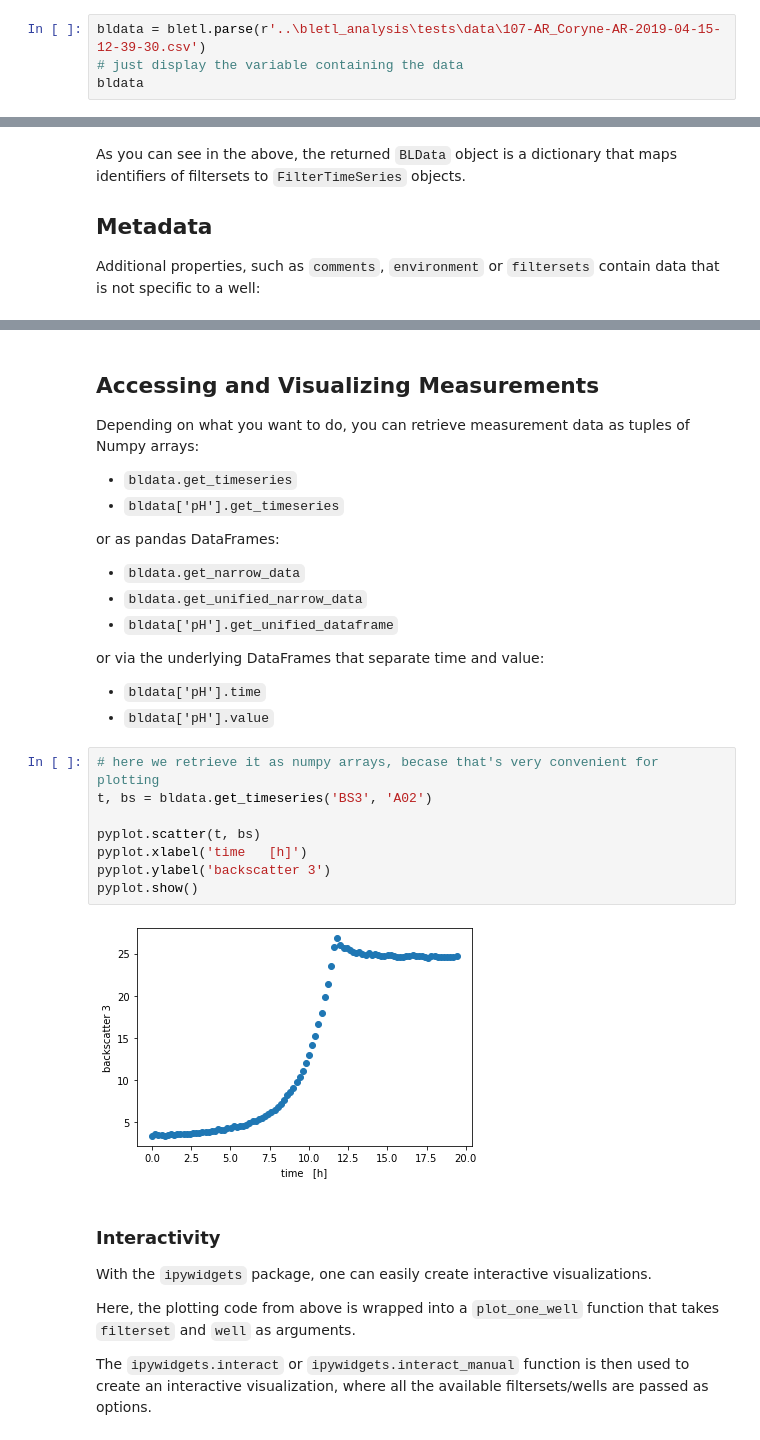
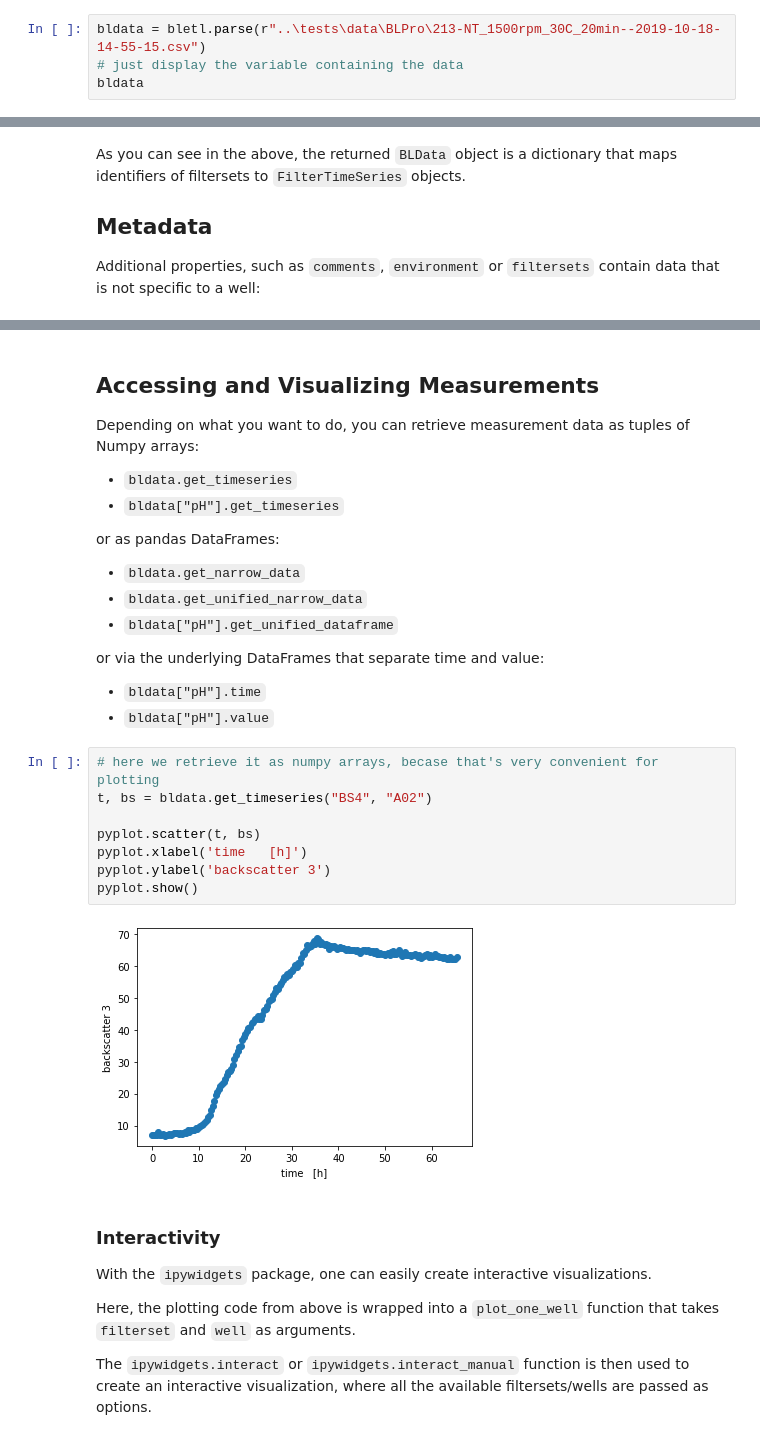
Before and after one commit to JuBiotech/bletl, a Jupyter notebook: notebooks/Quickstart_01_Parsing and Plotting.ipynb, the cells around one changed output, grey strips where cells are left out. Drawn from its saved outputs; the diff is of its cells as text.

Commit message:
Re-run notebooks and remove bletl_analysis references
For the Quickstart 04 about the µ(t) method, the calibration model from the calibr8 paper is downloaded.

```diff
--- a/notebooks/Quickstart_01_Parsing and Plotting.ipynb
+++ b/notebooks/Quickstart_01_Parsing and Plotting.ipynb
@@ -18,7 +17,7 @@ To learn all about the different options, run `help(bletl.parse)` or `bletl.pars
 ## Parsing
 In this quickstart, we load a raw data file from the test suite:
 # %%
-bldata = bletl.parse(r'..\bletl_analysis\tests\data\107-AR_Coryne-AR-2019-04-15-12-39-30.csv')
+bldata = bletl.parse(r"..\tests\data\BLPro\213-NT_1500rpm_30C_20min--2019-10-18-14-55-15.csv")
 # just display the variable containing the data
 bldata
 # %% [output]
@@ -53,26 +56,26 @@ bldata.environment.head()
 ## Accessing and Visualizing Measurements
 Depending on what you want to do, you can retrieve measurement data as tuples of Numpy arrays:
 + `bldata.get_timeseries`
-+ `bldata['pH'].get_timeseries`
++ `bldata["pH"].get_timeseries`
 
 or as pandas DataFrames:
 + `bldata.get_narrow_data`
 + `bldata.get_unified_narrow_data`
-+ `bldata['pH'].get_unified_dataframe`
++ `bldata["pH"].get_unified_dataframe`
 
 or via the underlying DataFrames that separate time and value:
-+ `bldata['pH'].time`
-+ `bldata['pH'].value`
++ `bldata["pH"].time`
++ `bldata["pH"].value`
 # %%
 # here we retrieve it as numpy arrays, becase that's very convenient for plotting
-t, bs = bldata.get_timeseries('BS3', 'A02')
+t, bs = bldata.get_timeseries("BS4", "A02")
 
 pyplot.scatter(t, bs)
 pyplot.xlabel('time   [h]')
 pyplot.ylabel('backscatter 3')
 pyplot.show()
 # %% [output]
-[figure, old version]
+[figure, new version]
 # %% [markdown]
 ### Interactivity
 With the `ipywidgets` package, one can easily create interactive visualizations.
```
Also changed, not shown: parts of 7 cells of this notebook, 6 other files.
